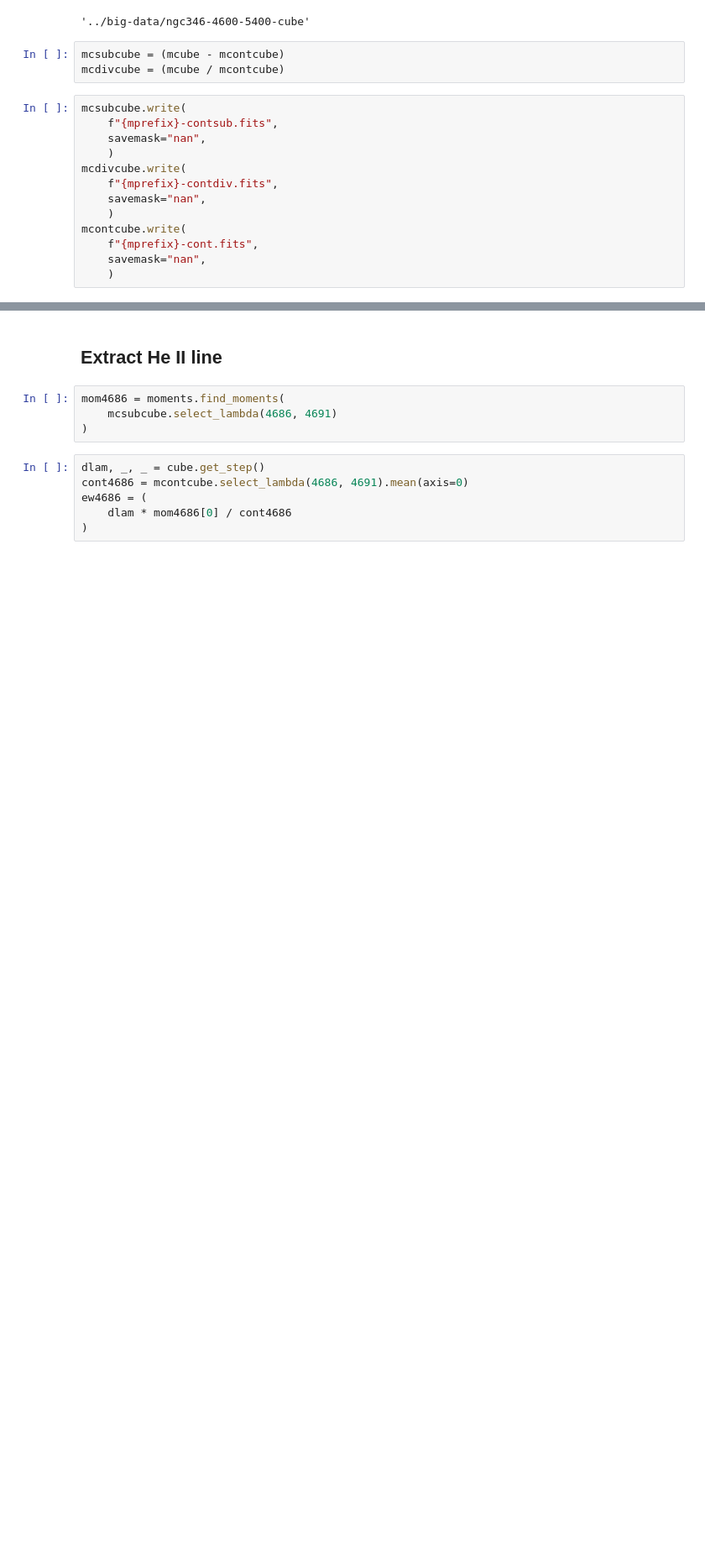
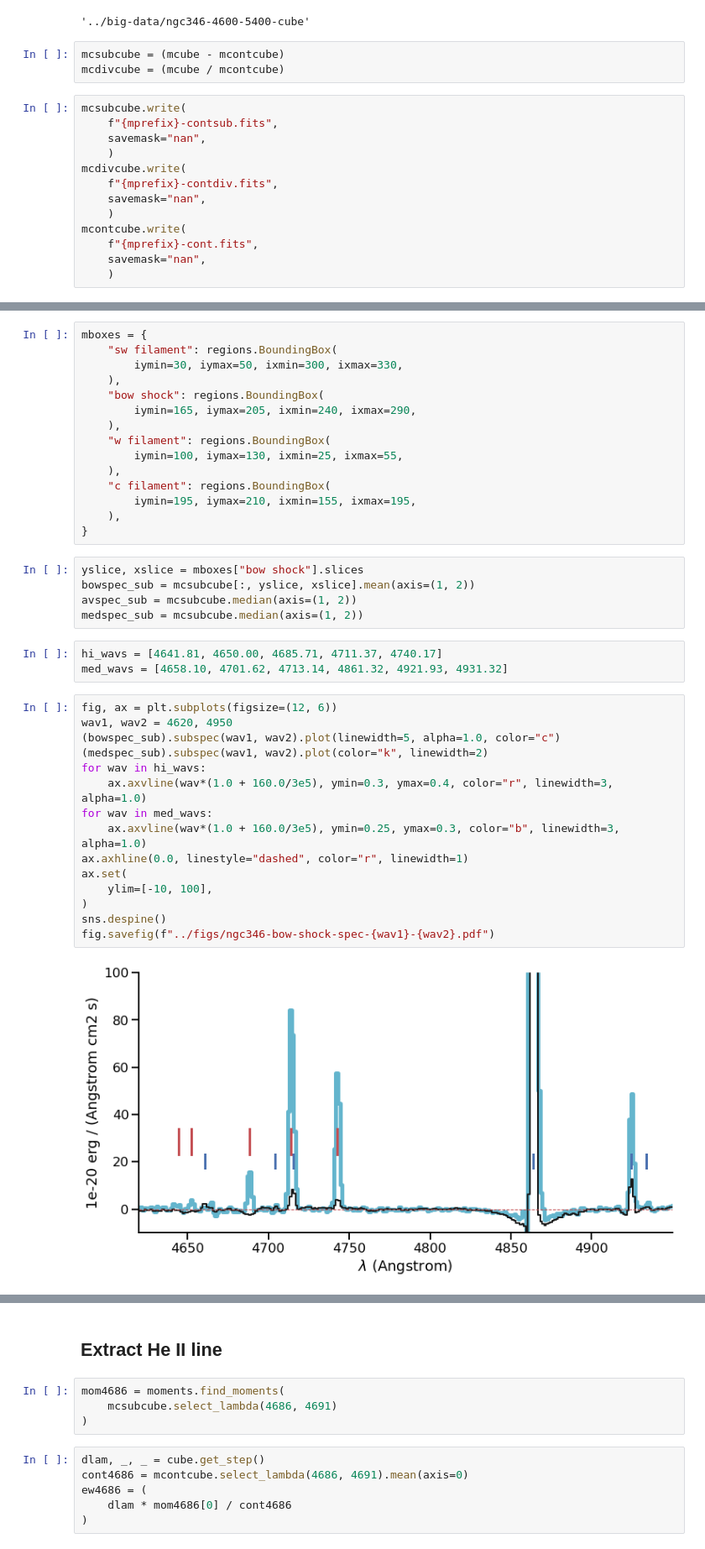
Before and after one commit to will-henney/muse-hii-regions, a Jupyter notebook: notebooks/03-04-blue-lines-sharp-extract.ipynb, the cells around one changed output, grey strips where cells are left out. Shown at 84% size. Drawn from its saved outputs; the diff is of its cells as text; blank space fills up the shorter version.

```diff
--- a/notebooks/03-04-blue-lines-sharp-extract.ipynb
+++ b/notebooks/03-04-blue-lines-sharp-extract.ipynb
@@ -288,0 +293,40 @@ mcontcube.write(
+# %%
+mboxes = {
+    "sw filament": regions.BoundingBox(
+        iymin=30, iymax=50, ixmin=300, ixmax=330,
+    ),
+    "bow shock": regions.BoundingBox(
+        iymin=165, iymax=205, ixmin=240, ixmax=290,
+    ),
+    "w filament": regions.BoundingBox(
+        iymin=100, iymax=130, ixmin=25, ixmax=55,
+    ),
+    "c filament": regions.BoundingBox(
+        iymin=195, iymax=210, ixmin=155, ixmax=195,
+    ),
+}
+# %%
+yslice, xslice = mboxes["bow shock"].slices
+bowspec_sub = mcsubcube[:, yslice, xslice].mean(axis=(1, 2))
+avspec_sub = mcsubcube.median(axis=(1, 2))
+medspec_sub = mcsubcube.median(axis=(1, 2))
+# %%
+hi_wavs = [4641.81, 4650.00, 4685.71, 4711.37, 4740.17]
+med_wavs = [4658.10, 4701.62, 4713.14, 4861.32, 4921.93, 4931.32]
+# %%
+fig, ax = plt.subplots(figsize=(12, 6))
+wav1, wav2 = 4620, 4950
+(bowspec_sub).subspec(wav1, wav2).plot(linewidth=5, alpha=1.0, color="c")
+(medspec_sub).subspec(wav1, wav2).plot(color="k", linewidth=2)
+for wav in hi_wavs:
+    ax.axvline(wav*(1.0 + 160.0/3e5), ymin=0.3, ymax=0.4, color="r", linewidth=3, alpha=1.0)
+for wav in med_wavs:
+    ax.axvline(wav*(1.0 + 160.0/3e5), ymin=0.25, ymax=0.3, color="b", linewidth=3, alpha=1.0)
+ax.axhline(0.0, linestyle="dashed", color="r", linewidth=1)
+ax.set(
+    ylim=[-10, 100],
+)
+sns.despine()
+fig.savefig(f"../figs/ngc346-bow-shock-spec-{wav1}-{wav2}.pdf")
+# %% [output]
+[figure, added]
```
Also changed, not shown: parts of 67 cells of this notebook, 38 other files.
